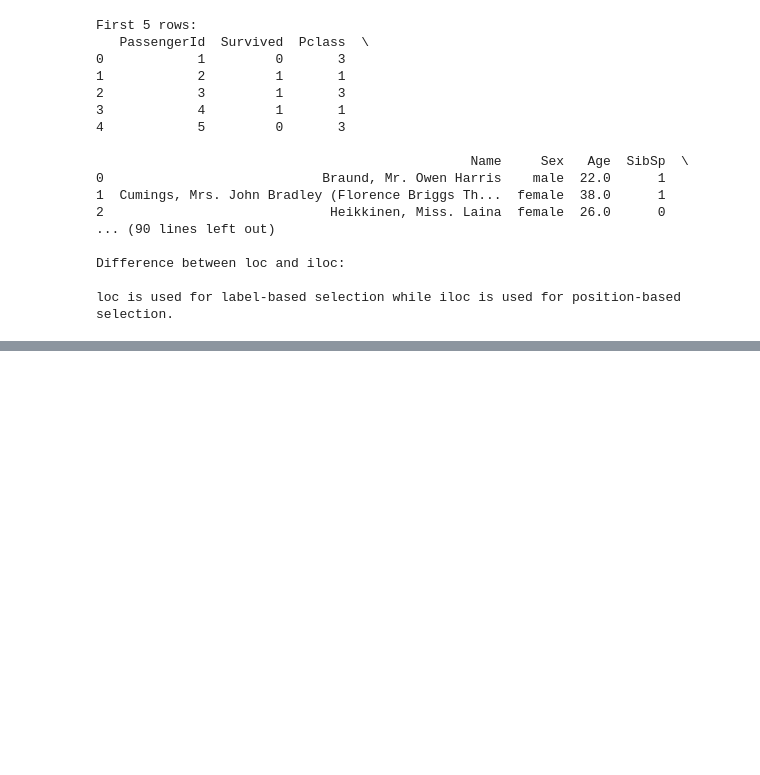
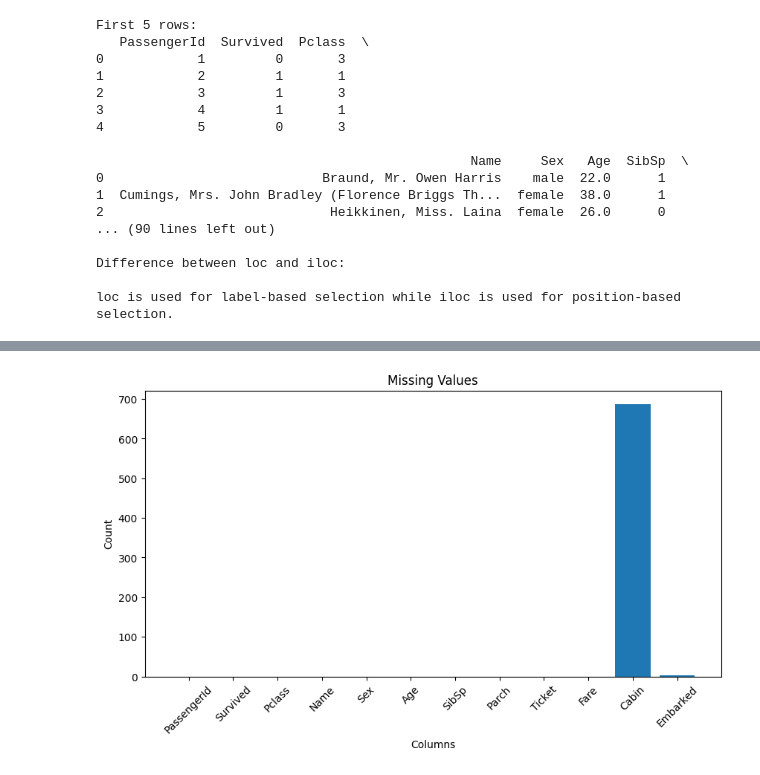
Before and after one commit to lakshaymodi14/202618009_LakshayModi_DS605, a Jupyter notebook: Lab02/Titanic.ipynb, the cells around one changed output, grey strips where cells are left out. Drawn from its saved outputs; the diff is of its cells as text; code cells hidden in the pictures; blank space fills up the shorter version.

```diff
--- a/Lab02/Titanic.ipynb
+++ b/Lab02/Titanic.ipynb
@@ -407,0 +485,89 @@ print("Count:", len(southampton_filter))
+# %%
+# Task 7
+
+import matplotlib.pyplot as plt
+
+
+# Missing values
+missing_count = df.isnull().sum()
+missing_percentage = (missing_count / len(df)) * 100
+
+print("\nMissing count:")
+print(missing_count)
+
+print("\nMissing percentage:")
+print(missing_percentage)
+
+
+# Plot missing values
+plt.figure(figsize=(10, 5))
+plt.bar(missing_count.index, missing_count.values)
+
+plt.title("Missing Values")
+plt.xlabel("Columns")
+plt.ylabel("Count")
+plt.xticks(rotation=45)
+
+plt.show()
+
+
+# Fill missing Age with mean
+print("\nMissing Age before filling:")
+print(df["Age"].isnull().sum())
+
+age_mean = df["Age"].mean()
+
+df["Age"] = df["Age"].fillna(age_mean)
+
+print("Missing Age after filling:")
+print(df["Age"].isnull().sum())
+
+
+# Age imputation methods
+age = pd.read_csv("train.csv")["Age"]
+
+age_mean_data = age.fillna(age.mean())
+age_median_data = age.fillna(age.median())
+age_mode_data = age.fillna(age.mode()[0])
+
+np.random.seed(42)
+
+age_random_data = age.copy()
+age_values = age.dropna()
+
+missing = age_random_data.isnull()
+
+age_random_data.loc[missing] = np.random.choice(
+    age_values,
+    size=missing.sum()
+)
+
+print("\nMissing Age after different methods:")
+print("Mean:", age_mean_data.isnull().sum())
+print("Median:", age_median_data.isnull().sum())
+print("Mode:", age_mode_data.isnull().sum())
+print("Random:", age_random_data.isnull().sum())
+
+
+# Fare outliers
+Q1 = df["Fare"].quantile(0.25)
+Q3 = df["Fare"].quantile(0.75)
+
+IQR = Q3 - Q1
+
+lower_bound = Q1 - 1.5 * IQR
+upper_bound = Q3 + 1.5 * IQR
+
+outliers = df[
+    (df["Fare"] < lower_bound) |
+    (df["Fare"] > upper_bound)
+]
+
+print("\nFare outliers:")
+print("Q1:", Q1)
+print("Q3:", Q3)
+print("IQR:", IQR)
+print("Lower bound:", lower_bound)
+print("Upper bound:", upper_bound)
+print("Number of outliers:", len(outliers))
+# %% [output]
@@ -407,0 +591 @@ print("Count:", len(southampton_filter))
+[figure, added]
```
Also changed, not shown: parts of 7 cells of this notebook.
